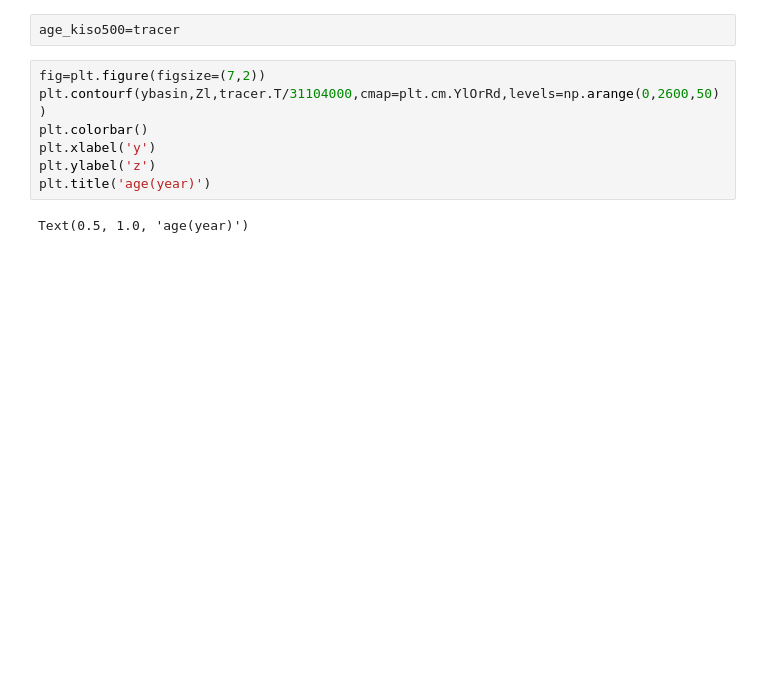
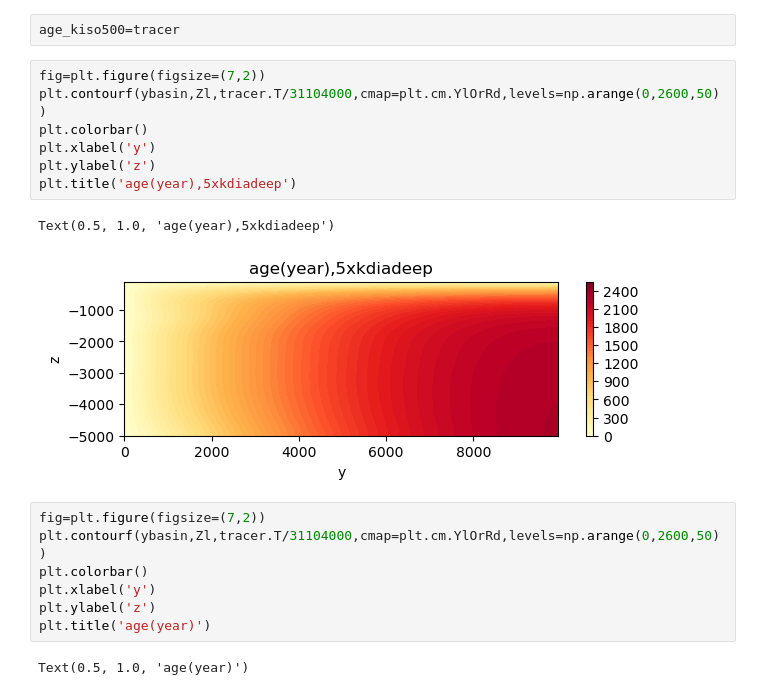
Before and after one commit to anthony-meza/test_age_framework, a Jupyter notebook: advection_diffusion_example.ipynb, the cells around one changed output. Cells and saved outputs as stored; diff of their text form; blank space fills up the shorter version.

```diff
--- a/advection_diffusion_example.ipynb
+++ b/advection_diffusion_example.ipynb
@@ -389,5 +365,15 @@ Text(0, 0.5, 'z')
 # %%
 age_kiso500=tracer
+# %%
+fig=plt.figure(figsize=(7,2))
+plt.contourf(ybasin,Zl,tracer.T/31104000,cmap=plt.cm.YlOrRd,levels=np.arange(0,2600,50))
+plt.colorbar()
+plt.xlabel('y')
+plt.ylabel('z')
+plt.title('age(year),5xkdiadeep')
+# %% [output]
+Text(0.5, 1.0, 'age(year),5xkdiadeep')
+[figure, added]
 # %%
 fig=plt.figure(figsize=(7,2))
 plt.contourf(ybasin,Zl,tracer.T/31104000,cmap=plt.cm.YlOrRd,levels=np.arange(0,2600,50))
```
Also changed, not shown: parts of 6 cells of this notebook, 2 other files.
